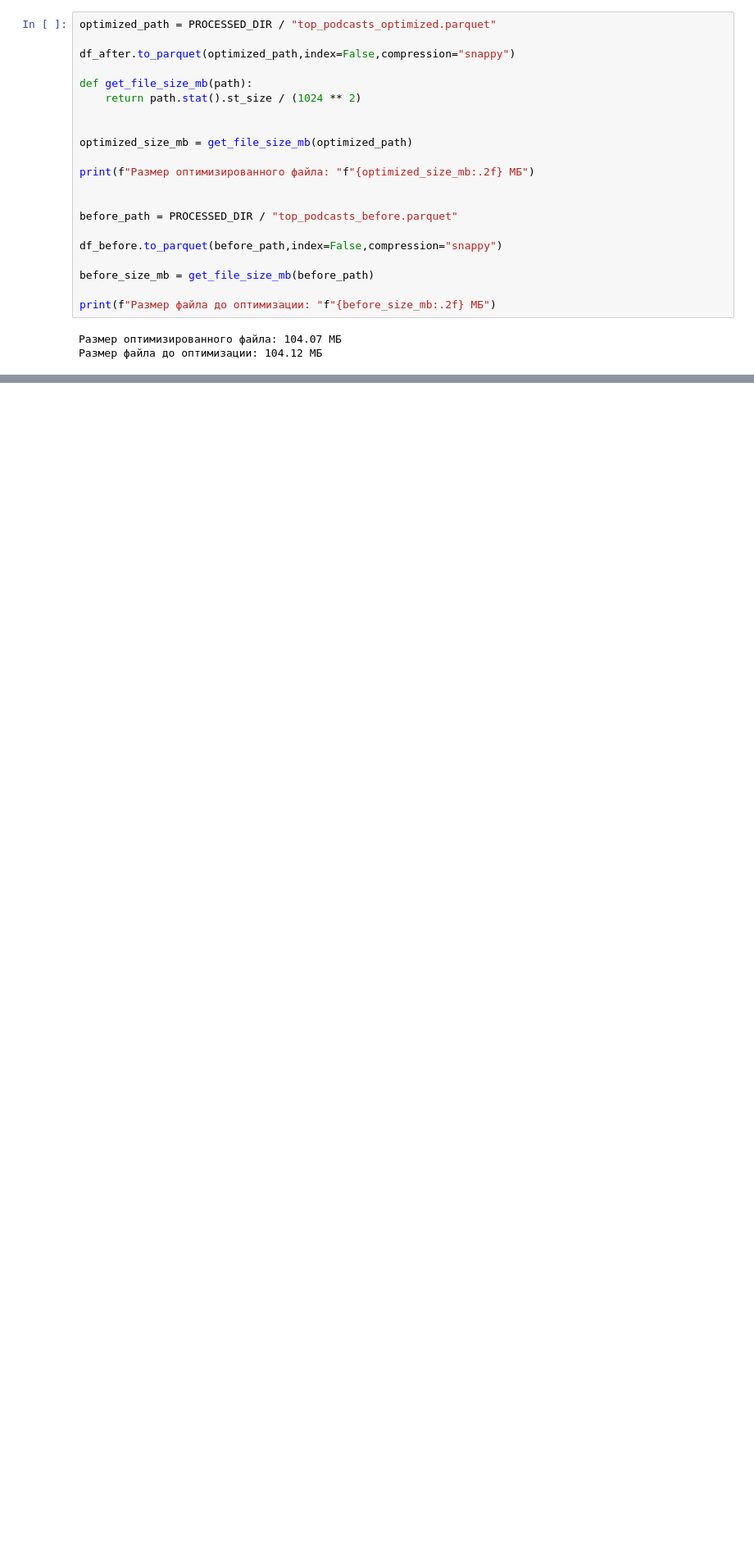
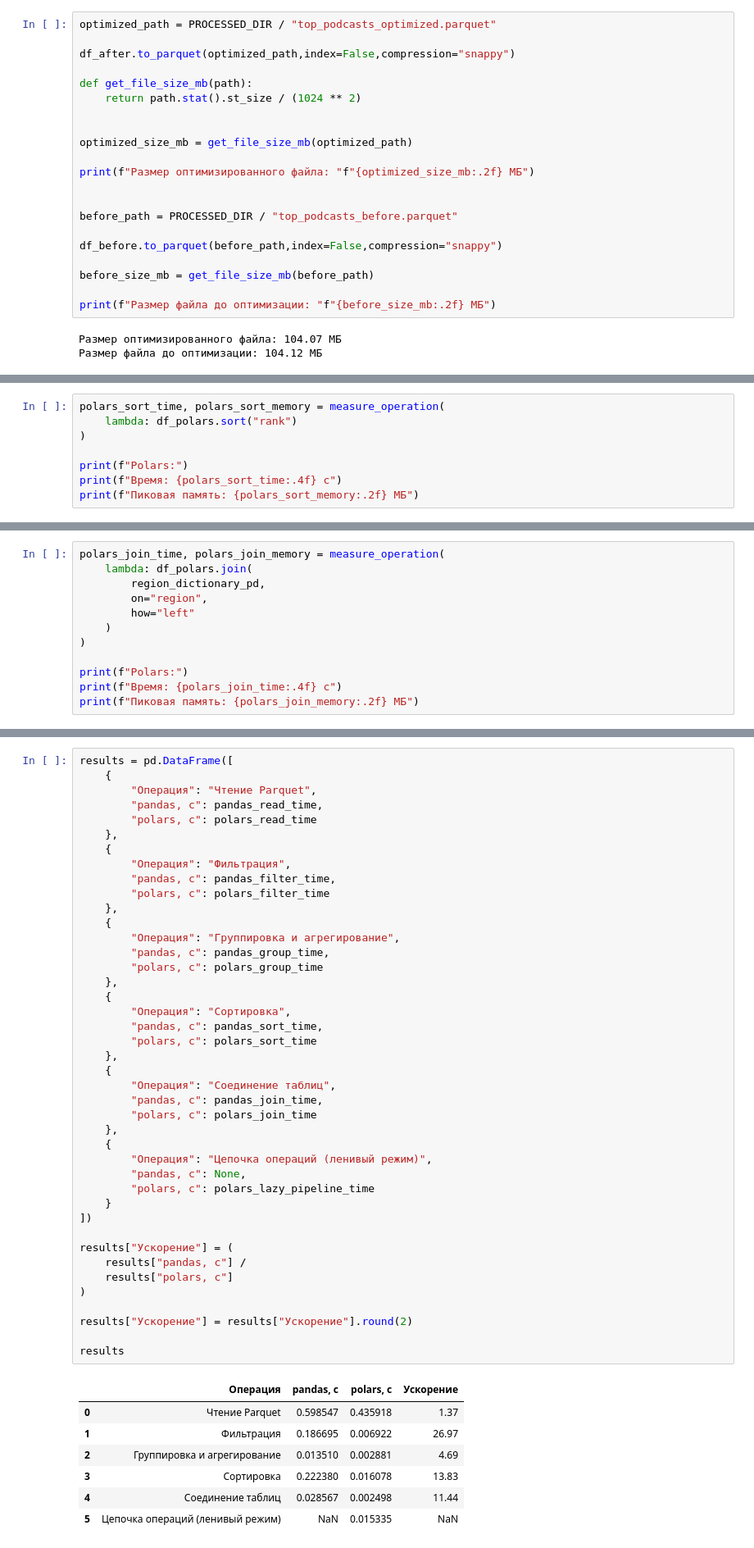
Before and after one commit to haeozo/Data, a Jupyter notebook: notebooks/01_overview.ipynb, the cells around one changed output, grey strips where cells are left out. Shown at 82% size. Drawn from its saved outputs; the diff is of its cells as text; blank space fills up the shorter version.

```diff
--- a/notebooks/01_overview.ipynb
+++ b/notebooks/01_overview.ipynb
@@ -569,0 +790,8 @@ results.round(4)
+# %%
+polars_sort_time, polars_sort_memory = measure_operation(
+    lambda: df_polars.sort("rank")
+)
+
+print(f"Polars:")
+print(f"Время: {polars_sort_time:.4f} с")
+print(f"Пиковая память: {polars_sort_memory:.2f} МБ")
@@ -569,0 +834,12 @@ results.round(4)
+# %%
+polars_join_time, polars_join_memory = measure_operation(
+    lambda: df_polars.join(
+        region_dictionary_pd,
+        on="region",
+        how="left"
+    )
+)
+
+print(f"Polars:")
+print(f"Время: {polars_join_time:.4f} с")
+print(f"Пиковая память: {polars_join_memory:.2f} МБ")
@@ -569,0 +905,50 @@ results.round(4)
+# %%
+results = pd.DataFrame([
+    {
+        "Операция": "Чтение Parquet",
+        "pandas, с": pandas_read_time,
+        "polars, с": polars_read_time
+    },
+    {
+        "Операция": "Фильтрация",
+        "pandas, с": pandas_filter_time,
+        "polars, с": polars_filter_time
+    },
+    {
+        "Операция": "Группировка и агрегирование",
+        "pandas, с": pandas_group_time,
+        "polars, с": polars_group_time
+    },
+    {
+        "Операция": "Сортировка",
+        "pandas, с": pandas_sort_time,
+        "polars, с": polars_sort_time
+    },
+    {
+        "Операция": "Соединение таблиц",
+        "pandas, с": pandas_join_time,
+        "polars, с": polars_join_time
+    },
+    {
+        "Операция": "Цепочка операций (ленивый режим)",
+        "pandas, с": None,
+        "polars, с": polars_lazy_pipeline_time
+    }
+])
+
+results["Ускорение"] = (
+    results["pandas, с"] /
+    results["polars, с"]
+)
+
+results["Ускорение"] = results["Ускорение"].round(2)
+
+results
+# %% [output]
+|  | Операция | pandas, с | polars, с | Ускорение |
+| 0 | Чтение Parquet | 0.598547 | 0.435918 | 1.37 |
+| 1 | Фильтрация | 0.186695 | 0.006922 | 26.97 |
+| 2 | Группировка и агрегирование | 0.013510 | 0.002881 | 4.69 |
+| 3 | Сортировка | 0.222380 | 0.016078 | 13.83 |
+| 4 | Соединение таблиц | 0.028567 | 0.002498 | 11.44 |
+| 5 | Цепочка операций (ленивый режим) | NaN | 0.015335 | NaN |
```
Also changed, not shown: parts of 45 cells of this notebook.
